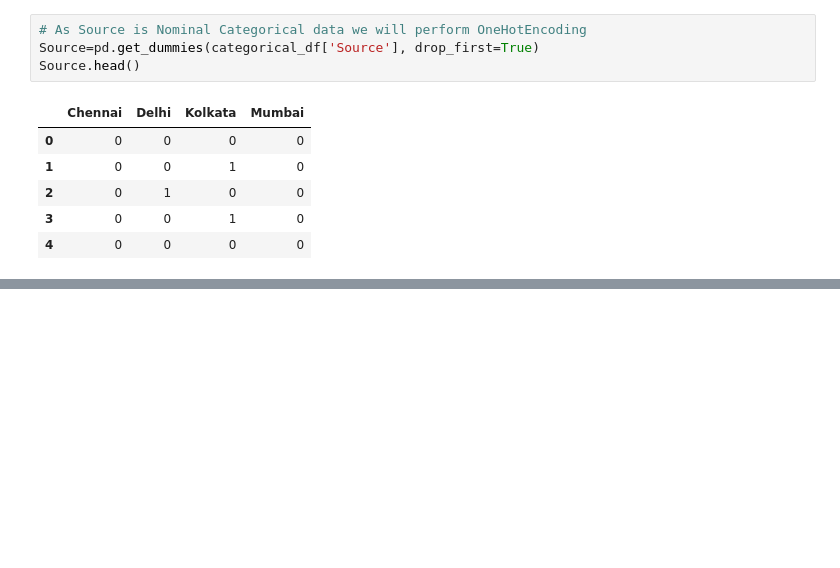
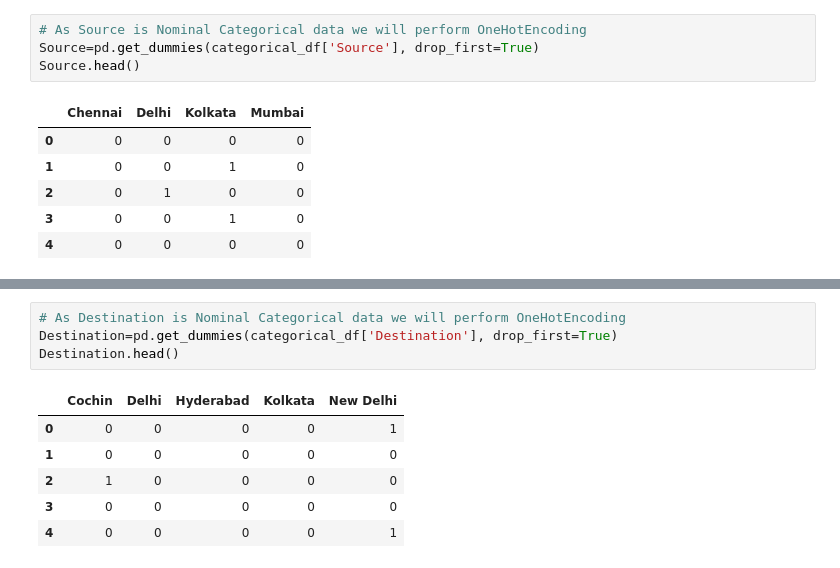
Before and after one commit to cybersaksham/Flight-Fare-Predict, a Jupyter notebook: main.ipynb, the cells around one changed output, grey strips where cells are left out. Drawn from its saved outputs; the diff is of its cells as text; blank space fills up the shorter version.

```diff
--- a/main.ipynb
+++ b/main.ipynb
@@ -232,0 +250,11 @@ Source.head()
+# %%
+# As Destination is Nominal Categorical data we will perform OneHotEncoding
+Destination=pd.get_dummies(categorical_df['Destination'], drop_first=True)
+Destination.head()
+# %% [output]
+|  | Cochin | Delhi | Hyderabad | Kolkata | New Delhi |
+| 0 | 0 | 0 | 0 | 0 | 1 |
+| 1 | 0 | 0 | 0 | 0 | 0 |
+| 2 | 1 | 0 | 0 | 0 | 0 |
+| 3 | 0 | 0 | 0 | 0 | 0 |
+| 4 | 0 | 0 | 0 | 0 | 1 |
```
Also changed, not shown: parts of 2 cells of this notebook.
